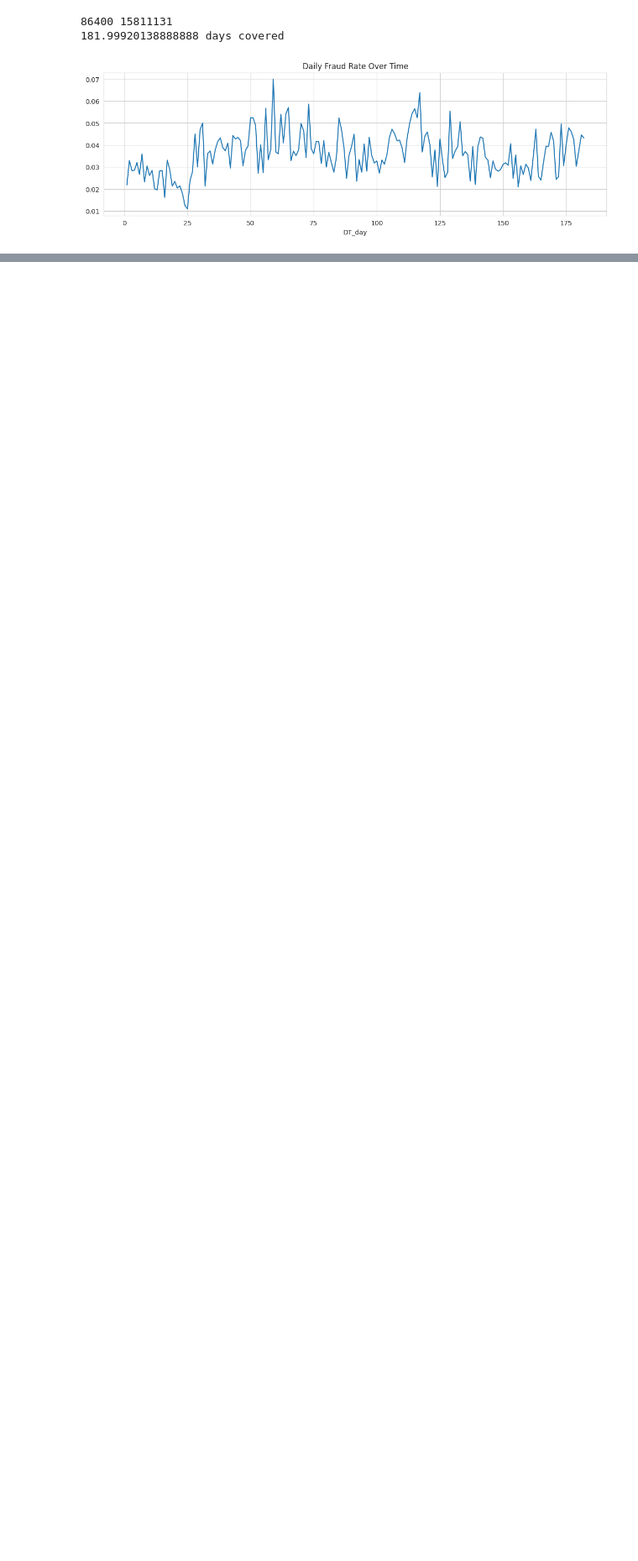
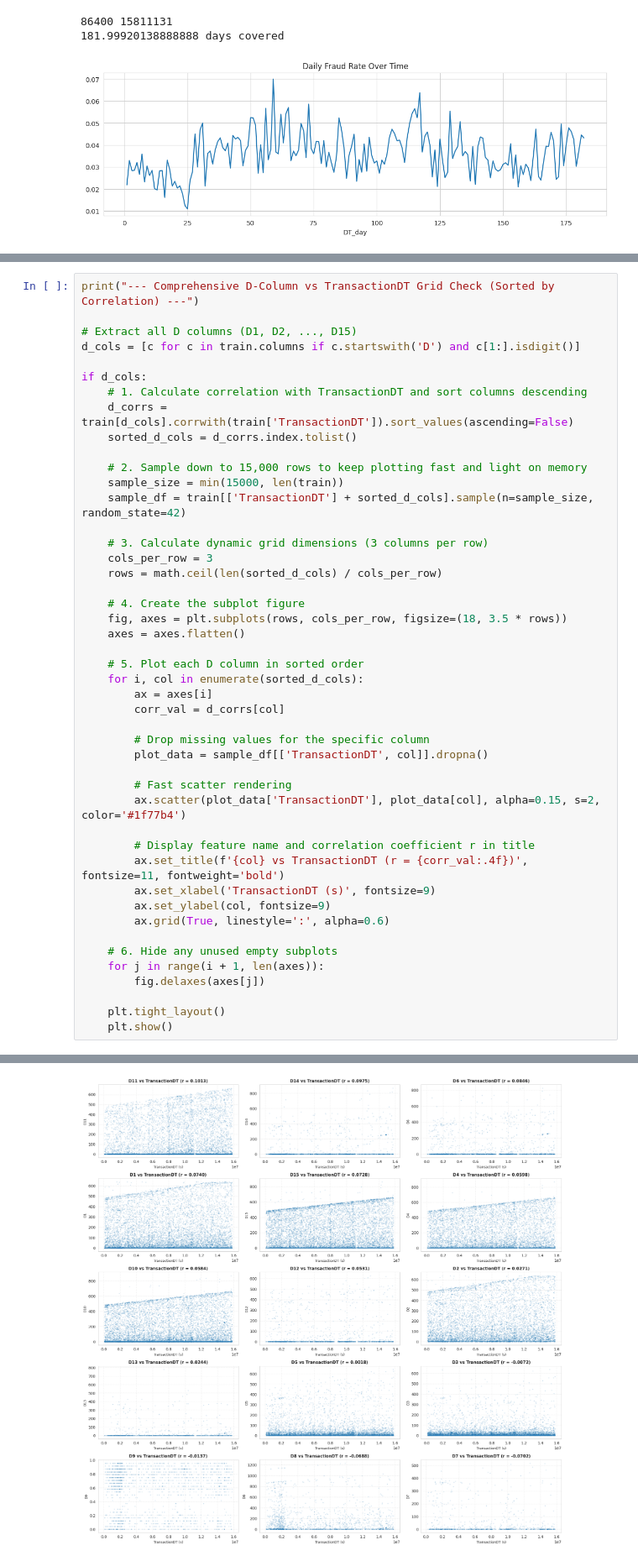
Before and after one commit to koalla05/deep-learning-assignment1, a Jupyter notebook: eda.ipynb, the cells around one changed output, grey strips where cells are left out. Shown at 84% size. Saved outputs shown, nothing was run; the diff lists cells and outputs as text; blank space fills up the shorter version.

```diff
--- a/eda.ipynb
+++ b/eda.ipynb
@@ -659,0 +803,47 @@ plt.show()
+# %%
+print("--- Comprehensive D-Column vs TransactionDT Grid Check (Sorted by Correlation) ---")
+
+# Extract all D columns (D1, D2, ..., D15)
+d_cols = [c for c in train.columns if c.startswith('D') and c[1:].isdigit()]
+
+if d_cols:
+    # 1. Calculate correlation with TransactionDT and sort columns descending
+    d_corrs = train[d_cols].corrwith(train['TransactionDT']).sort_values(ascending=False)
+    sorted_d_cols = d_corrs.index.tolist()
+
+    # 2. Sample down to 15,000 rows to keep plotting fast and light on memory
+    sample_size = min(15000, len(train))
+    sample_df = train[['TransactionDT'] + sorted_d_cols].sample(n=sample_size, random_state=42)
+
+    # 3. Calculate dynamic grid dimensions (3 columns per row)
+    cols_per_row = 3
+    rows = math.ceil(len(sorted_d_cols) / cols_per_row)
+
+    # 4. Create the subplot figure
+    fig, axes = plt.subplots(rows, cols_per_row, figsize=(18, 3.5 * rows))
+    axes = axes.flatten()
+
+    # 5. Plot each D column in sorted order
+    for i, col in enumerate(sorted_d_cols):
+        ax = axes[i]
+        corr_val = d_corrs[col]
+
+        # Drop missing values for the specific column
+        plot_data = sample_df[['TransactionDT', col]].dropna()
+
+        # Fast scatter rendering
+        ax.scatter(plot_data['TransactionDT'], plot_data[col], alpha=0.15, s=2, color='#1f77b4')
+
+        # Display feature name and correlation coefficient r in title
+        ax.set_title(f'{col} vs TransactionDT (r = {corr_val:.4f})', fontsize=11, fontweight='bold')
+        ax.set_xlabel('TransactionDT (s)', fontsize=9)
+        ax.set_ylabel(col, fontsize=9)
+        ax.grid(True, linestyle=':', alpha=0.6)
+
+    # 6. Hide any unused empty subplots
+    for j in range(i + 1, len(axes)):
+        fig.delaxes(axes[j])
+
+    plt.tight_layout()
+    plt.show()
+# %% [output]
@@ -659,0 +851 @@ plt.show()
+[figure, added]
```
Also changed, not shown: parts of 12 cells of this notebook.
